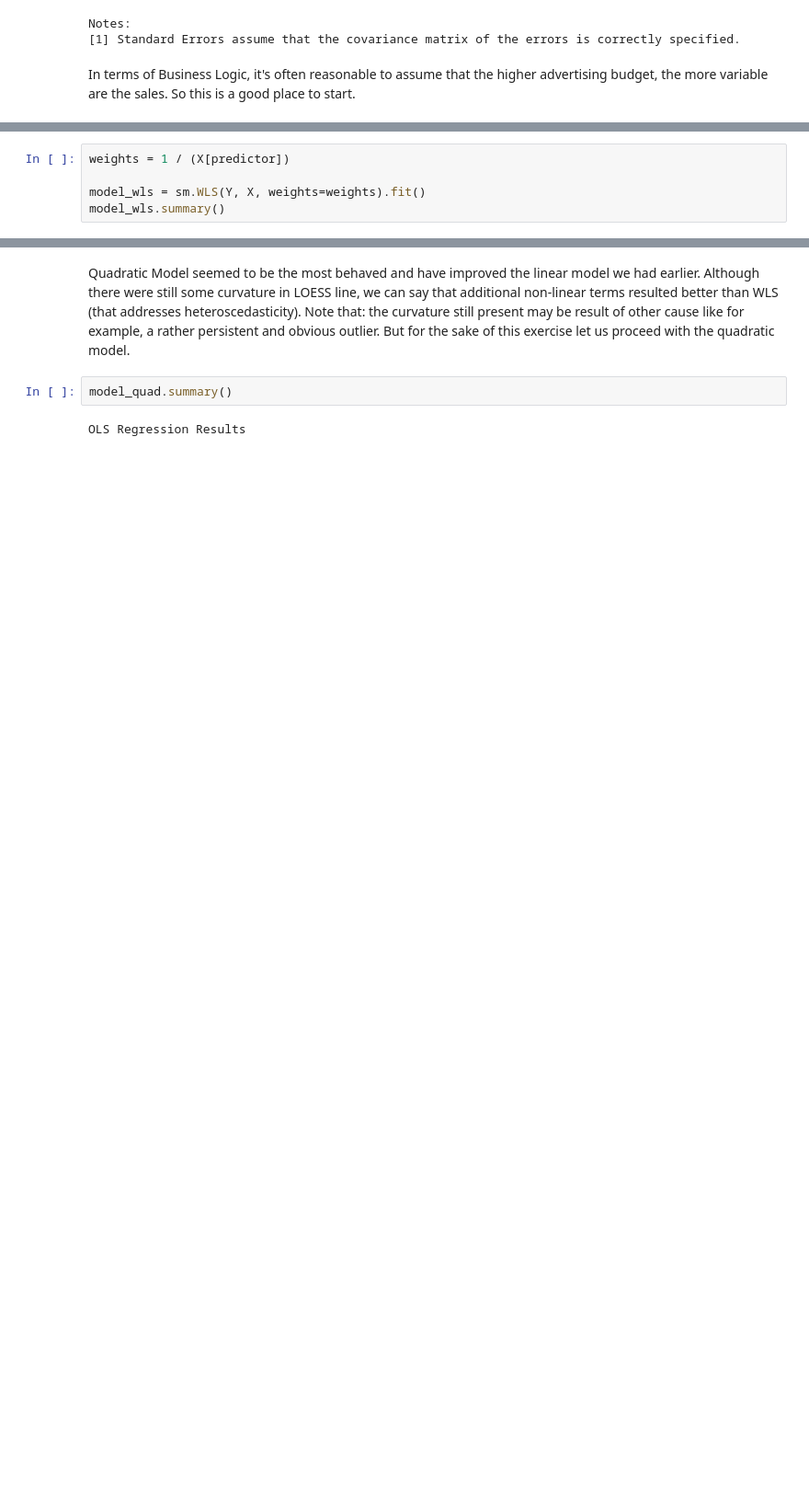
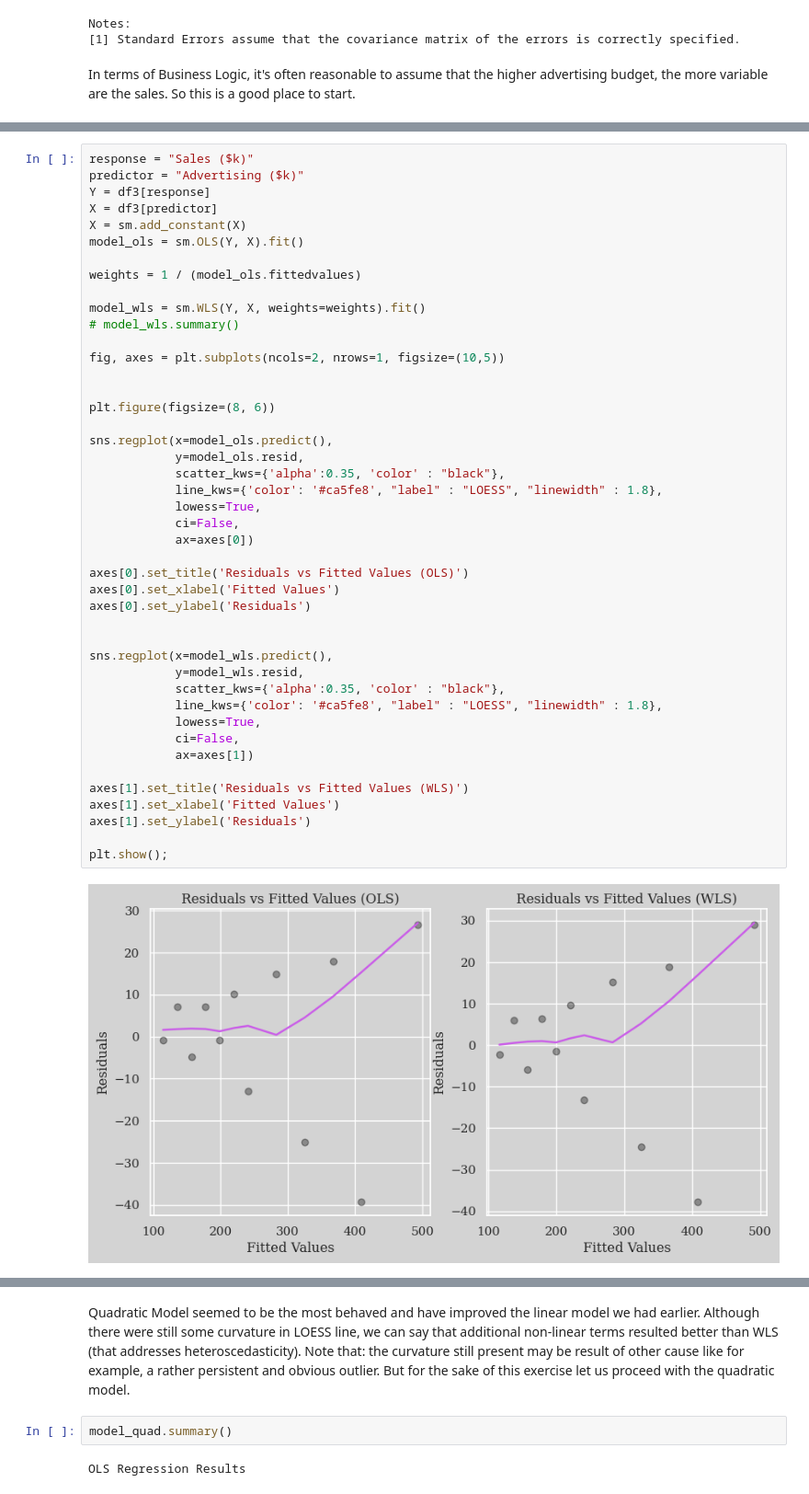
Before and after one commit to RomandRapido/APM1215-TimeSeries, a Jupyter notebook: FA1_Lansangan/FA1_Lansangan.ipynb, the cells around one changed output, grey strips where cells are left out. Shown at 92% size. Cells and saved outputs as stored; diff of their text form; blank space fills up the shorter version.

```diff
--- a/FA1_Lansangan/FA1_Lansangan.ipynb
+++ b/FA1_Lansangan/FA1_Lansangan.ipynb
@@ -694,6 +695,46 @@ In terms of Business Logic, it's often reasonable to assume that the higher adve
 # %%
-weights = 1 / (X[predictor])
+response = "Sales ($k)"
+predictor = "Advertising ($k)"
+Y = df3[response]
+X = df3[predictor]
+X = sm.add_constant(X)
+model_ols = sm.OLS(Y, X).fit()
+
+weights = 1 / (model_ols.fittedvalues)
 
 model_wls = sm.WLS(Y, X, weights=weights).fit()
-model_wls.summary()
+# model_wls.summary()
+
+fig, axes = plt.subplots(ncols=2, nrows=1, figsize=(10,5))
+
+
+plt.figure(figsize=(8, 6))
+
+sns.regplot(x=model_ols.predict(),
+            y=model_ols.resid,
+            scatter_kws={'alpha':0.35, 'color' : "black"},
+            line_kws={'color': '#ca5fe8', "label" : "LOESS", "linewidth" : 1.8},
+            lowess=True,
+            ci=False,
+            ax=axes[0])
+
+axes[0].set_title('Residuals vs Fitted Values (OLS)')
+axes[0].set_xlabel('Fitted Values')
+axes[0].set_ylabel('Residuals')
+
+
+sns.regplot(x=model_wls.predict(),
+            y=model_wls.resid,
+            scatter_kws={'alpha':0.35, 'color' : "black"},
+            line_kws={'color': '#ca5fe8', "label" : "LOESS", "linewidth" : 1.8},
+            lowess=True,
+            ci=False,
+            ax=axes[1])
+
+axes[1].set_title('Residuals vs Fitted Values (WLS)')
+axes[1].set_xlabel('Fitted Values')
+axes[1].set_ylabel('Residuals')
+
+plt.show();
 # %% [output]
+[figure, added]
```
Also changed, not shown: parts of 53 cells of this notebook, 9 other files.
